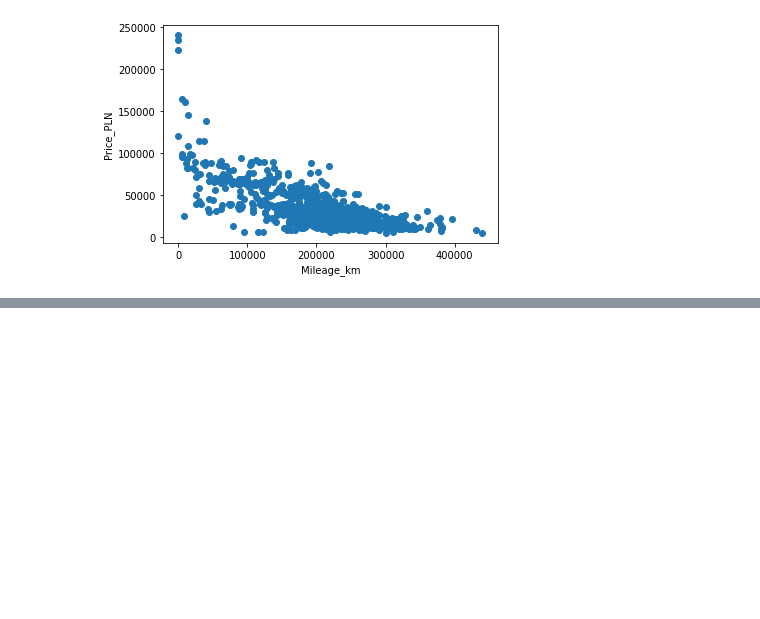
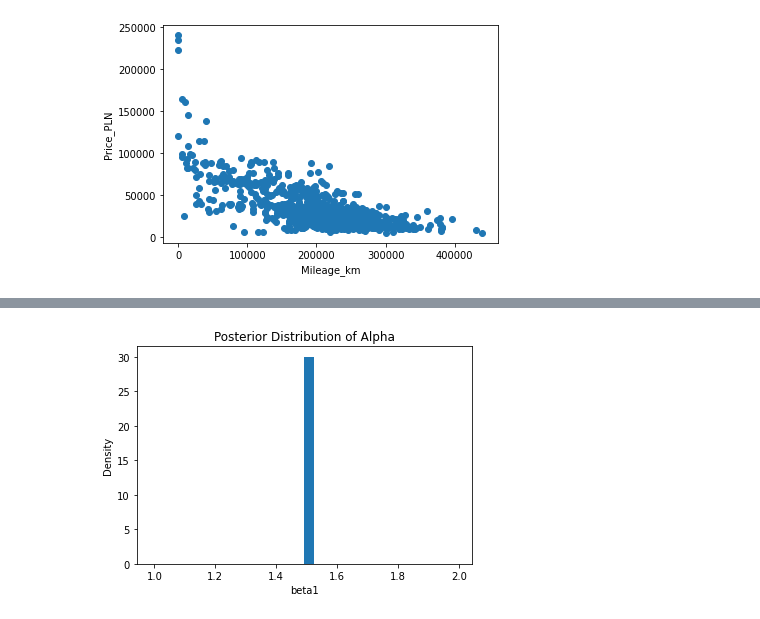
Before and after one commit to GorniQ/data_analytics, a Jupyter notebook: project/project.ipynb, the cells around one changed output, grey strips where cells are left out. Cells and saved outputs as stored; diff of their text form; code cells hidden in the pictures; blank space fills up the shorter version.

```diff
--- a/project/project.ipynb
+++ b/project/project.ipynb
@@ -45,4 +45,4 @@ audi_a3_cars = audi_cars[audi_cars["Vehicle_model"] == 'A3']
 audi_a3_2010 = audi_a3_cars[audi_a3_cars["Production_year"] == 2010]
 audi_a3_2000ccm = audi_a3_cars[audi_a3_cars["Displacement_cm3"] >= 1950]
 audi_a3_2000ccm = audi_a3_2000ccm[audi_a3_2000ccm["Displacement_cm3"] <= 2050]
-audi_a3_2000ccm
+audi_a3_2000ccm = audi_a3_2000ccm.dropna()
@@ -109,3 +95,18 @@ price_plot(audi_a3_2000ccm, "Production_year")
 price_plot(audi_a3_2000ccm, "Mileage_km")
 # %% [output]
 [figure]
+# %%
+import pandas as pd
+import cmdstanpy
+
+data = {
+    'N': len(audi_a3_2000ccm),
+    'x1': audi_a3_2000ccm['Mileage_km'].values,
+    'x2': audi_a3_2000ccm['Production_year'].values,
+    'y': audi_a3_2000ccm['Price'].values
+}
+
+
+model = cmdstanpy.CmdStanModel(stan_file='car_price_1.stan')
+# %%
+fit = model.sample(data=data, chains=4, iter_warmup=1000, iter_sampling=2000)
@@ -111,0 +155,14 @@ price_plot(audi_a3_2000ccm, "Mileage_km")
+# %%
+import matplotlib.pyplot as plt
+
+# Access the posterior samples from the CmdStanMCMC object
+samples = fit.stan_variable("beta1")
+
+# Plot histogram of the alpha parameter
+plt.hist(samples, bins=30, density=True)
+plt.xlabel("beta1")
+plt.ylabel("Density")
+plt.title("Posterior Distribution of Alpha")
+plt.show()
+# %% [output]
+[figure, added]
```
Also changed, not shown: parts of 3 cells of this notebook, 3 other files.
